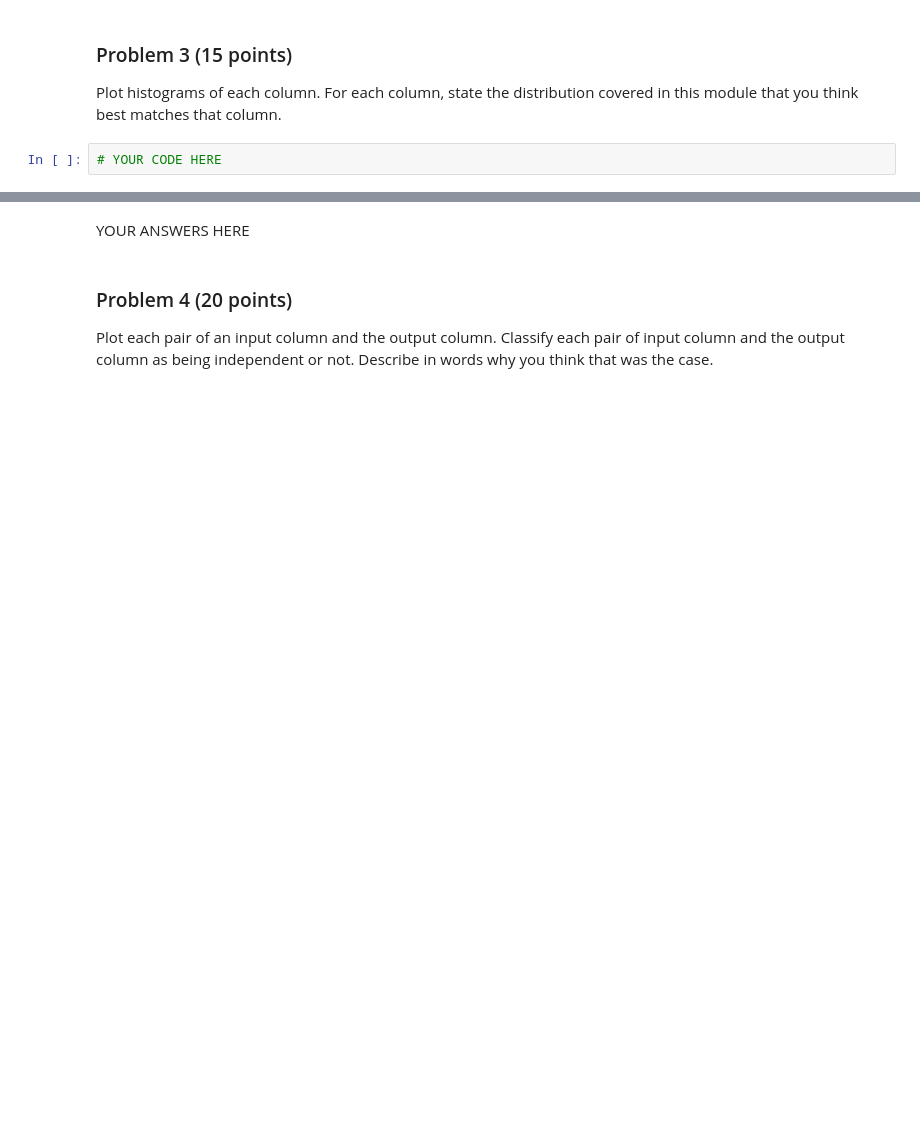
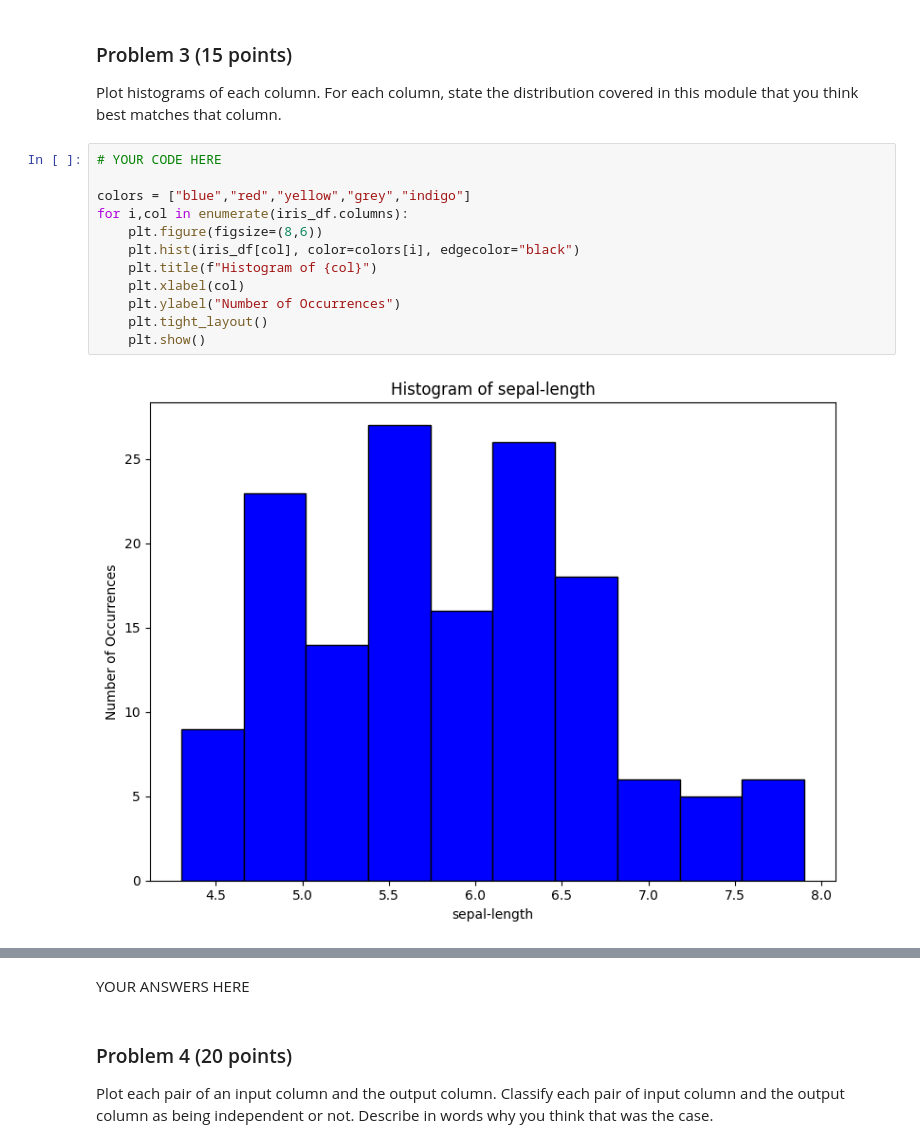
Before and after one commit to garikapativineet/dx601-final-project, a Jupyter notebook: project.ipynb, the cells around one changed output, grey strips where cells are left out. Drawn from its saved outputs; the diff is of its cells as text; blank space fills up the shorter version.

```diff
--- a/project.ipynb
+++ b/project.ipynb
@@ -116,5 +134,17 @@ YOUR ANSWERS HERE
 
 Plot histograms of each column.
 For each column, state the distribution covered in this module that you think best matches that column.
-# %%
-# YOUR CODE HERE
+# %%
+# YOUR CODE HERE
+
+colors = ["blue","red","yellow","grey","indigo"]
+for i,col in enumerate(iris_df.columns):
+    plt.figure(figsize=(8,6))
+    plt.hist(iris_df[col], color=colors[i], edgecolor="black")
+    plt.title(f"Histogram of {col}")
+    plt.xlabel(col)
+    plt.ylabel("Number of Occurrences")
+    plt.tight_layout()
+    plt.show()
+# %% [output]
+[figure, added]
```
Also changed, not shown: parts of 11 cells of this notebook.
